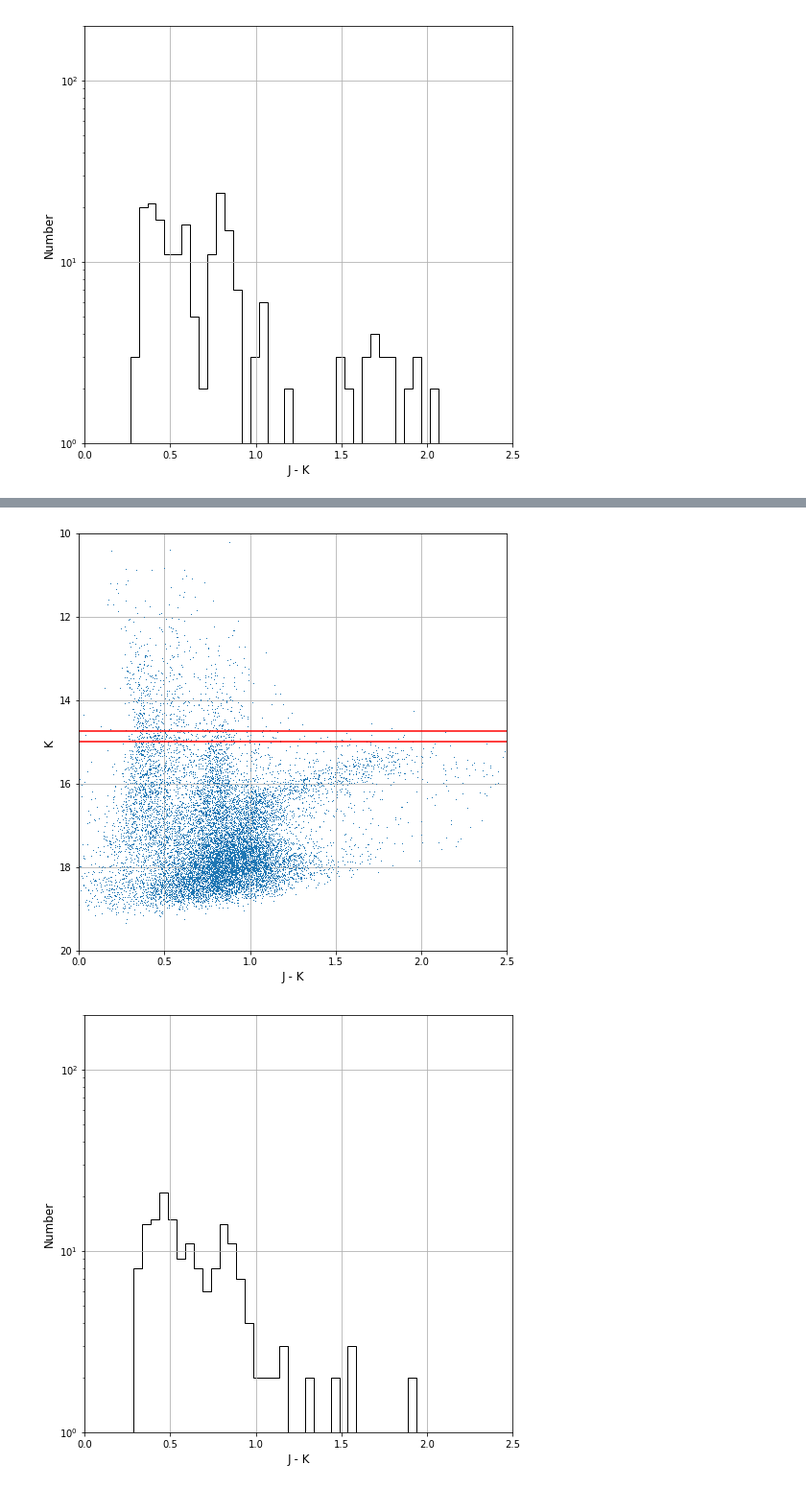
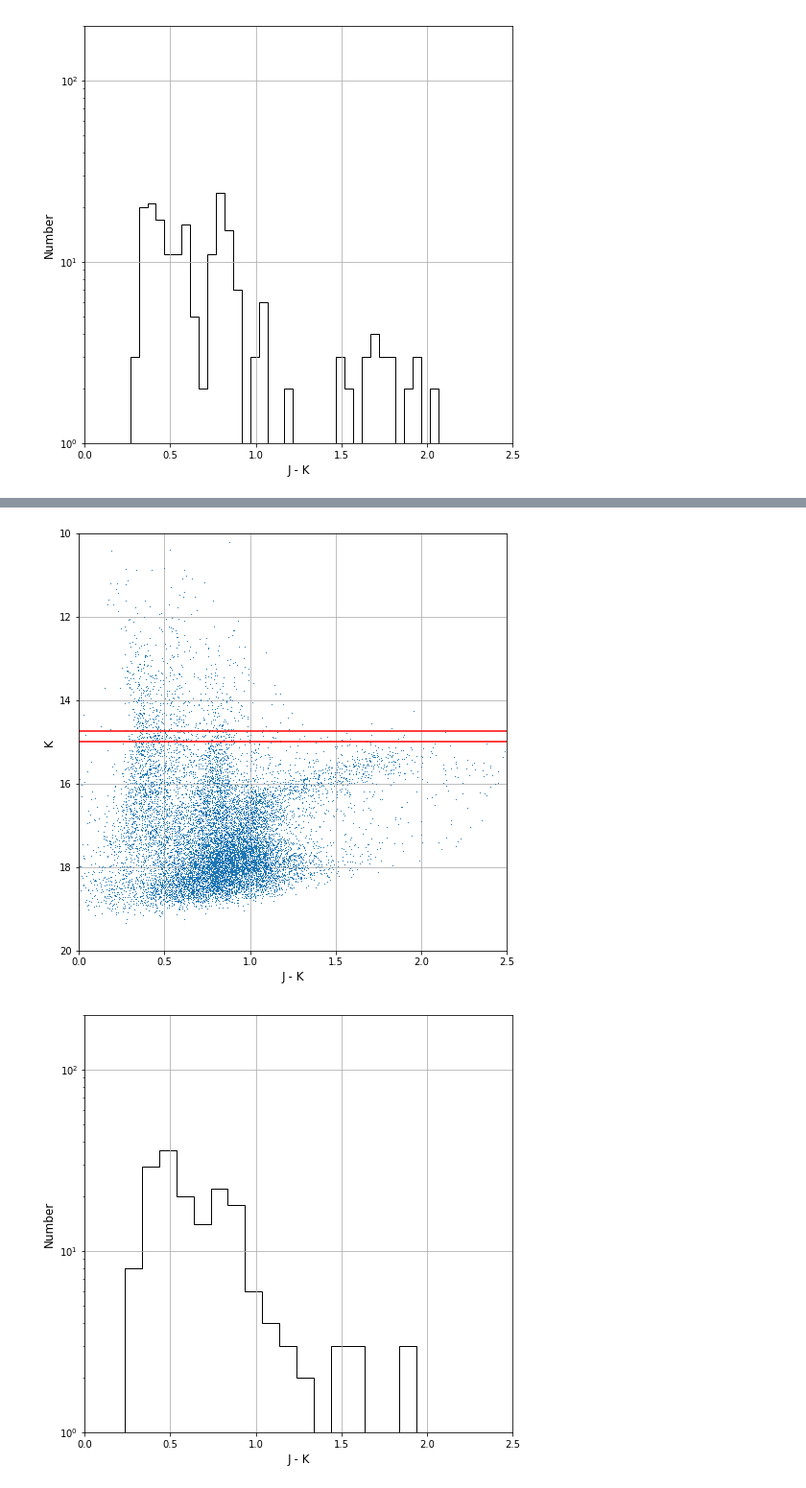
Before and after one commit to alechirschauer/NGC6822, a Jupyter notebook: Color-Cuts_K_vs_J-K_12Nov2018.ipynb, the cells around one changed output, grey strips where cells are left out. Shown at 96% size. Drawn from its saved outputs; the diff is of its cells as text; code cells hidden in the pictures.

```diff
--- a/Color-Cuts_K_vs_J-K_12Nov2018.ipynb
+++ b/Color-Cuts_K_vs_J-K_12Nov2018.ipynb
@@ -1082,35 +1166,35 @@ plt.show()
 plt.close()
 
 # J-K
 # histogram (where phot_data.Kmag = 15.00 to 14.75)
 #
 # Plus with a narrower binwidth of 0.05.
 #
 jMINUSkHIST9 = phot_data[(phot_data.Kmag < 15.00) & (phot_data.Kmag > 14.75)]
 #
 #print jMINUSkHIST.Kmag
 #print jMINUSkHIST.jMINUSk
 #
-binwidth = 0.05
+binwidth = 0.1
 bin_number = (max(jMINUSkHIST9.jMINUSk)+binwidth)/binwidth
 # print bin_number
 # bw = stats.knuth_bin_width(star_cat[phot_data.Kmag])
 # print bw
 #
 fig = plt.figure(figsize = (8,8))
 plt.hist(jMINUSkHIST9.jMINUSk, bins=np.arange(min(jMINUSkHIST9.jMINUSk), max(jMINUSkHIST9.jMINUSk) + binwidth, binwidth), histtype='step', color='black')
 plt.yscale('log', nonposy='clip')
 #plt.xlim(-0.5, 4.0)
 plt.xlim(0.0, 2.5)
 plt.ylim(0.0, 200.0)
 plt.xlabel('J - K', size=12)
 plt.ylabel('Number', size=12)
 plt.grid(True)
 plt.show()
 plt.close()
 # %% [output]
 [figure]
-[figure, old version]
+[figure, new version]
 # %%
 # 34
 
```
Also changed, not shown: parts of 20 cells of this notebook.
